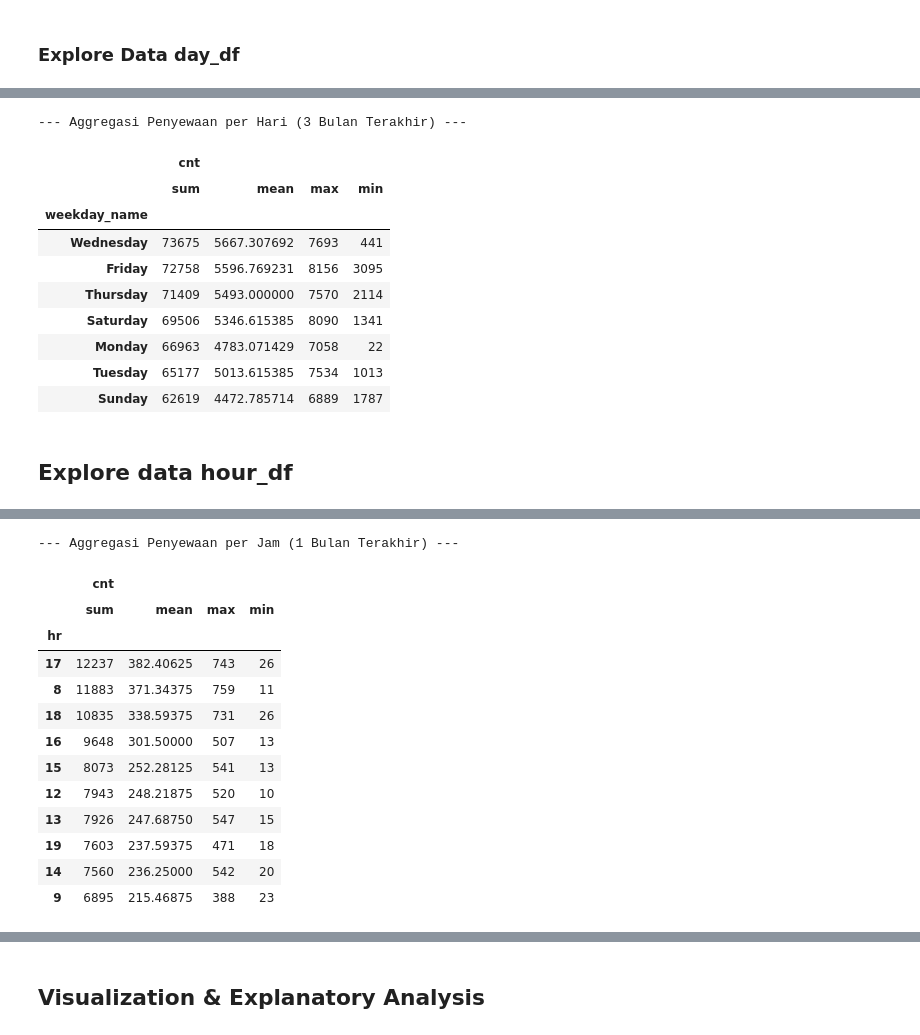
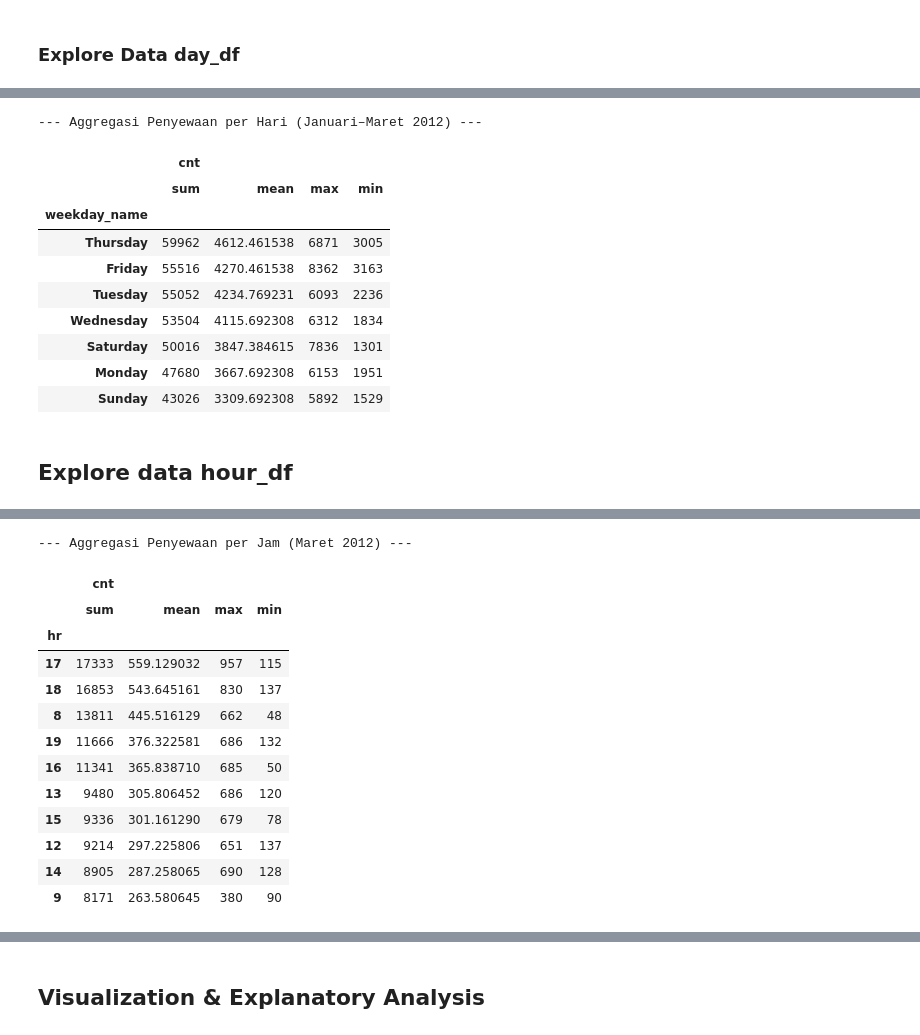
Before and after one commit to AkuPemulaCode/Submission-analisis-data, a Jupyter notebook: Proyek_Analisis_Data.ipynb, the cells around one changed output, grey strips where cells are left out. Cells and saved outputs as stored; diff of their text form; code cells hidden in the pictures.

```diff
--- a/Proyek_Analisis_Data.ipynb
+++ b/Proyek_Analisis_Data.ipynb
@@ -227,23 +228,25 @@ recent_3_months_df["weekday_name"] = pd.Categorical(
     ordered=True
 )
 # %%
-print("--- Aggregasi Penyewaan per Hari (3 Bulan Terakhir) ---")
-day_agg = recent_3_months_df.groupby("weekday_name", observed=False).agg({
+print("--- Aggregasi Penyewaan per Hari (Januari–Maret 2012) ---")
+
+day_agg = jan_mar_2012_df.groupby("weekday_name", observed=False).agg({
     "cnt": ["sum", "mean", "max", "min"]
 })
+
 display(day_agg.sort_values(by=("cnt", "sum"), ascending=False))
 # %% [output]
---- Aggregasi Penyewaan per Hari (3 Bulan Terakhir) ---
+--- Aggregasi Penyewaan per Hari (Januari–Maret 2012) ---
 |  | cnt |  |  |  |
 |  | sum | mean | max | min |
 | weekday_name |  |  |  |  |
-| Wednesday | 73675 | 5667.307692 | 7693 | 441 |
-| Friday | 72758 | 5596.769231 | 8156 | 3095 |
-| Thursday | 71409 | 5493.000000 | 7570 | 2114 |
-| Saturday | 69506 | 5346.615385 | 8090 | 1341 |
-| Monday | 66963 | 4783.071429 | 7058 | 22 |
-| Tuesday | 65177 | 5013.615385 | 7534 | 1013 |
-| Sunday | 62619 | 4472.785714 | 6889 | 1787 |
+| Thursday | 59962 | 4612.461538 | 6871 | 3005 |
+| Friday | 55516 | 4270.461538 | 8362 | 3163 |
+| Tuesday | 55052 | 4234.769231 | 6093 | 2236 |
+| Wednesday | 53504 | 4115.692308 | 6312 | 1834 |
+| Saturday | 50016 | 3847.384615 | 7836 | 1301 |
+| Monday | 47680 | 3667.692308 | 6153 | 1951 |
+| Sunday | 43026 | 3309.692308 | 5892 | 1529 |
 # %% [markdown]
 ## Explore data hour_df
 # %%
@@ -269,23 +264,32 @@ recent_1_month_df = hour_df[hour_df["dteday"] >= one_month_ago].copy()
+# %%
+hour_df["dteday"] = pd.to_datetime(hour_df["dteday"])
+
+
+start_date_hour = pd.to_datetime("2012-03-01")
+end_date_hour = pd.to_datetime("2012-03-31")
+
+
+mar_2012_df = hour_df[(hour_df["dteday"] >= start_date_hour) & (hour_df["dteday"] <= end_date_hour)].copy()
 # %%
+print("--- Aggregasi Penyewaan per Jam (Maret 2012) ---")
 
-print("--- Aggregasi Penyewaan per Jam (1 Bulan Terakhir) ---")
-hour_agg = recent_1_month_df.groupby("hr").agg({
+hour_agg = mar_2012_df.groupby("hr").agg({
     "cnt": ["sum", "mean", "max", "min"]
 })
 
 display(hour_agg.sort_values(by=("cnt", "sum"), ascending=False).head(10))
 # %% [output]
---- Aggregasi Penyewaan per Jam (1 Bulan Terakhir) ---
+--- Aggregasi Penyewaan per Jam (Maret 2012) ---
 |  | cnt |  |  |  |
 |  | sum | mean | max | min |
 | hr |  |  |  |  |
-| 17 | 12237 | 382.40625 | 743 | 26 |
-| 8 | 11883 | 371.34375 | 759 | 11 |
-| 18 | 10835 | 338.59375 | 731 | 26 |
-| 16 | 9648 | 301.50000 | 507 | 13 |
-| 15 | 8073 | 252.28125 | 541 | 13 |
-| 12 | 7943 | 248.21875 | 520 | 10 |
-| 13 | 7926 | 247.68750 | 547 | 15 |
-| 19 | 7603 | 237.59375 | 471 | 18 |
-| 14 | 7560 | 236.25000 | 542 | 20 |
-| 9 | 6895 | 215.46875 | 388 | 23 |
+| 17 | 17333 | 559.129032 | 957 | 115 |
+| 18 | 16853 | 543.645161 | 830 | 137 |
+| 8 | 13811 | 445.516129 | 662 | 48 |
+| 19 | 11666 | 376.322581 | 686 | 132 |
+| 16 | 11341 | 365.838710 | 685 | 50 |
+| 13 | 9480 | 305.806452 | 686 | 120 |
+| 15 | 9336 | 301.161290 | 679 | 78 |
+| 12 | 9214 | 297.225806 | 651 | 137 |
+| 14 | 8905 | 287.258065 | 690 | 128 |
+| 9 | 8171 | 263.580645 | 380 | 90 |
```
Also changed, not shown: parts of 16 cells of this notebook, 1 other file.
